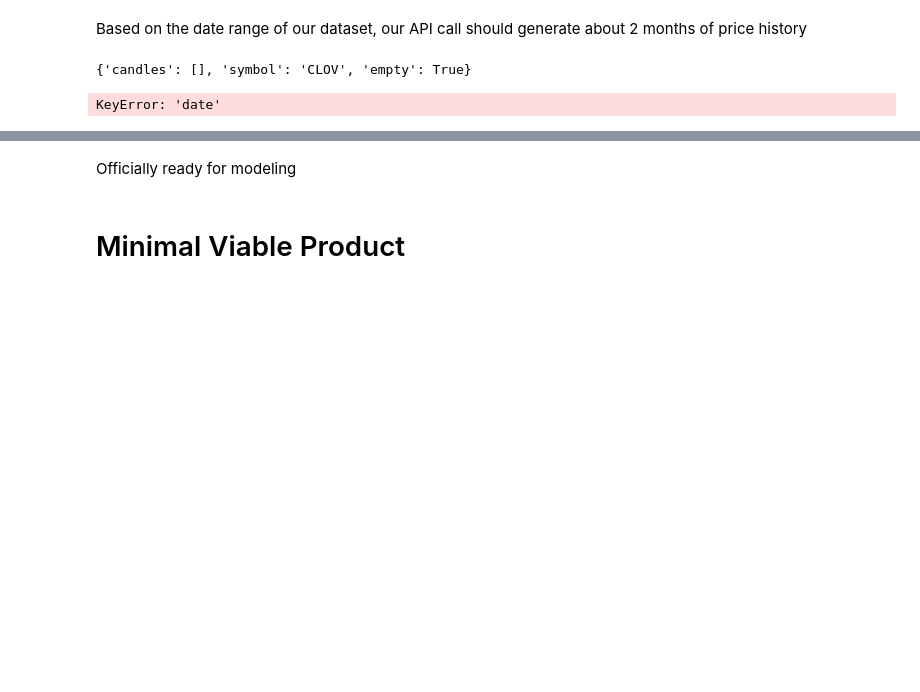
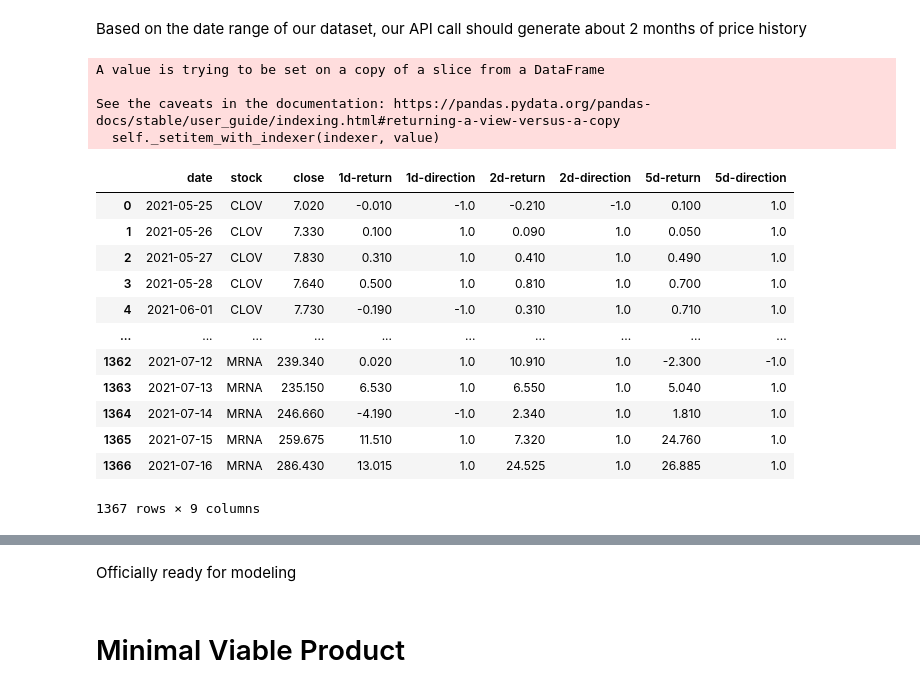
Before and after one commit to mdominguez2010/wsb-sentiment-analysis, a Jupyter notebook: model.ipynb, the cells around one changed output, grey strips where cells are left out. Drawn from its saved outputs; the diff is of its cells as text; code cells hidden in the pictures; blank space fills up the shorter version.

```diff
--- a/model.ipynb
+++ b/model.ipynb
@@ -253,32 +253,61 @@ for stock in list(data['stock'].unique()):
     raw_data['date'] = pd.to_datetime(raw_data['date'], unit='ms')
     raw_data['date'] = [raw_data['date'][i].date() for i in range(len(raw_data['date']))]
     raw_data['stock'] = [stock for x in range(len(raw_data))]
 
     # Calc returns
     raw_data['1d-return'] = raw_data['close'].diff(periods=1)
     raw_data['2d-return'] = raw_data['close'].diff(periods=2)
     raw_data['5d-return'] = raw_data['close'].diff(periods=5)
 
     # Determine direction of return
     raw_data['1d-direction'] = [1 if x > 0 else -1 if x < 0 else 0 for x in raw_data['1d-return']]
     raw_data['2d-direction'] = [1 if x > 0 else -1 if x < 0 else 0 for x in raw_data['2d-return']]
     raw_data['5d-direction'] = [1 if x > 0 else -1 if x < 0 else 0 for x in raw_data['5d-return']]
 
     # Concat dataframes
     price_data = pd.concat([price_data, raw_data], ignore_index=True)
     price_data = price_data[['date',
                              'stock',
                              'close',
                              '1d-return',
                              '1d-direction',
                              '2d-return',
                              '2d-direction',
                              '5d-return',
                              '5d-direction']]
 
+# First n values in direction columns should be NaN
+price_data['1d-direction'][0] = np.nan
+price_data['2d-direction'][0: 2] = [np.nan for x in price_data['2d-direction'][0: 2]]
+price_data['5d-direction'][0: 5] = [np.nan for x in price_data['5d-direction'][0: 5]]
+
+price_data['1d-return'] = price_data['1d-return'].shift(1)
+price_data['1d-direction'] = price_data['1d-direction'].shift(1)
+
+price_data['2d-return'] = price_data['2d-return'].shift(1)
+price_data['2d-direction'] = price_data['2d-direction'].shift(1)
+
+price_data['5d-return'] = price_data['5d-return'].shift(1)
+price_data['5d-direction'] = price_data['5d-direction'].shift(1)
+
 price_data.dropna(inplace=True)
 price_data.reset_index(inplace=True)
 price_data.drop('index', axis=1, inplace=True)
 # %% [output]
-{'candles': [], 'symbol': 'CLOV', 'empty': True}
+A value is trying to be set on a copy of a slice from a DataFrame
+
+See the caveats in the documentation: https://pandas.pydata.org/pandas-docs/stable/user_guide/indexing.html#returning-a-view-versus-a-copy
+  self._setitem_with_indexer(indexer, value)
+|  | date | stock | close | 1d-return | 1d-direction | 2d-return | 2d-direction | 5d-return | 5d-direction |
+| 0 | 2021-05-25 | CLOV | 7.020 | -0.010 | -1.0 | -0.210 | -1.0 | 0.100 | 1.0 |
+| 1 | 2021-05-26 | CLOV | 7.330 | 0.100 | 1.0 | 0.090 | 1.0 | 0.050 | 1.0 |
+| 2 | 2021-05-27 | CLOV | 7.830 | 0.310 | 1.0 | 0.410 | 1.0 | 0.490 | 1.0 |
+| 3 | 2021-05-28 | CLOV | 7.640 | 0.500 | 1.0 | 0.810 | 1.0 | 0.700 | 1.0 |
+| 4 | 2021-06-01 | CLOV | 7.730 | -0.190 | -1.0 | 0.310 | 1.0 | 0.710 | 1.0 |
+| ... | ... | ... | ... | ... | ... | ... | ... | ... | ... |
+| 1362 | 2021-07-12 | MRNA | 239.340 | 0.020 | 1.0 | 10.910 | 1.0 | -2.300 | -1.0 |
+| 1363 | 2021-07-13 | MRNA | 235.150 | 6.530 | 1.0 | 6.550 | 1.0 | 5.040 | 1.0 |
+| 1364 | 2021-07-14 | MRNA | 246.660 | -4.190 | -1.0 | 2.340 | 1.0 | 1.810 | 1.0 |
+| 1365 | 2021-07-15 | MRNA | 259.675 | 11.510 | 1.0 | 7.320 | 1.0 | 24.760 | 1.0 |
+| 1366 | 2021-07-16 | MRNA | 286.430 | 13.015 | 1.0 | 24.525 | 1.0 | 26.885 | 1.0 |
-KeyError: 'date'
+1367 rows × 9 columns
```
Also changed, not shown: parts of 13 cells of this notebook.
